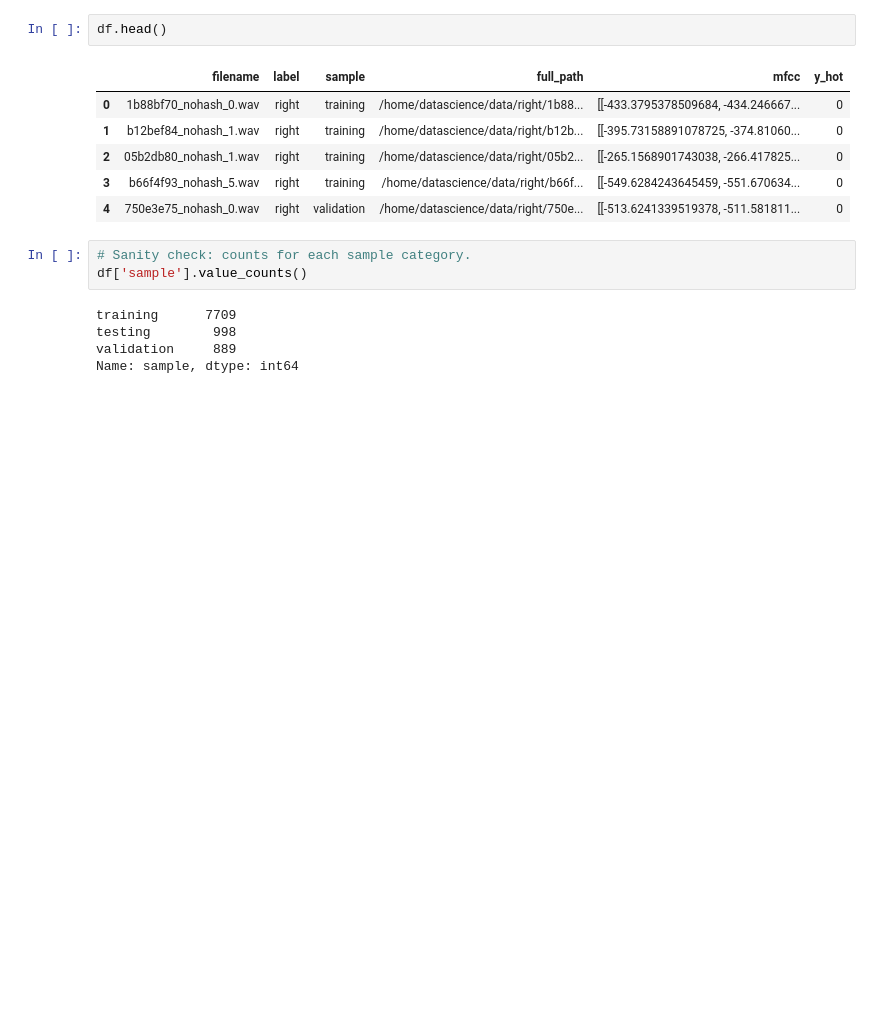
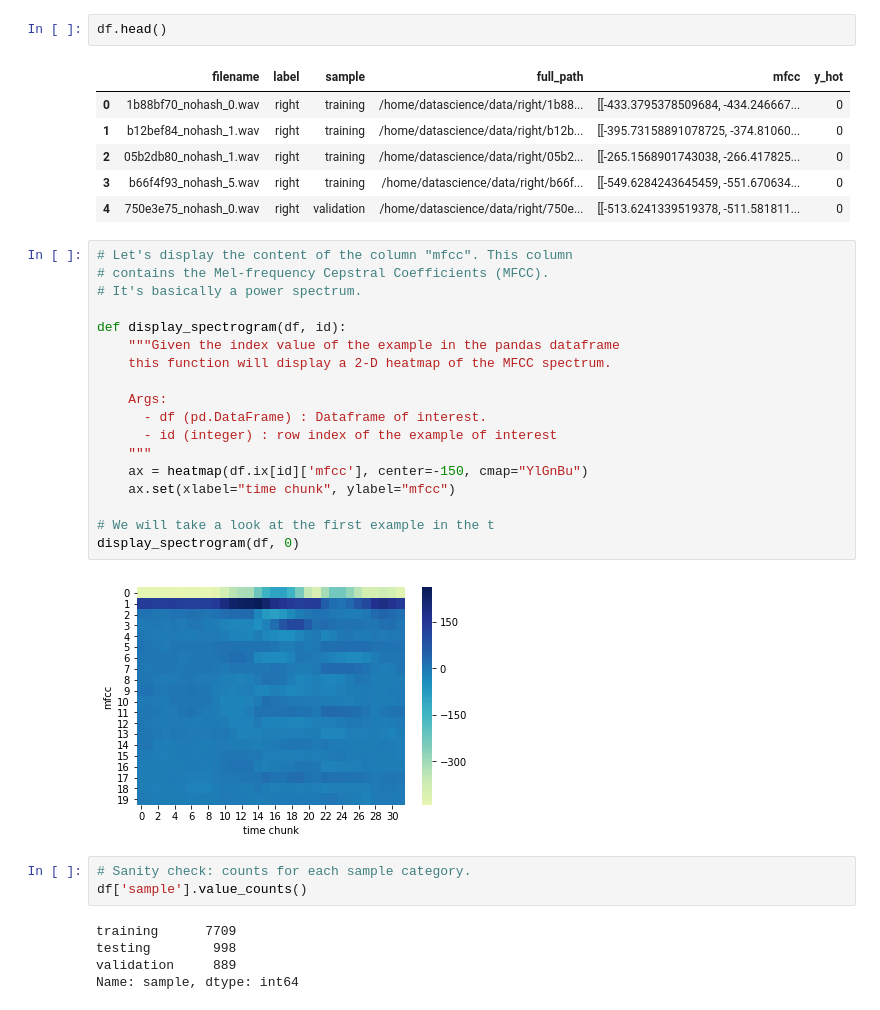
Before and after one commit to jrgauthier01/speech-commands-oow2018, a Jupyter notebook: notebooks/2-cnn-model-with-keras.ipynb, the cells around one changed output. Cells and saved outputs as stored; diff of their text form; blank space fills up the shorter version.

```diff
--- a/notebooks/2-cnn-model-with-keras.ipynb
+++ b/notebooks/2-cnn-model-with-keras.ipynb
@@ -204,6 +127,26 @@ df.head()
 | 2 | 05b2db80_nohash_1.wav | right | training | /home/datascience/data/right/05b2... | [[-265.1568901743038, -266.417825... | 0 |
 | 3 | b66f4f93_nohash_5.wav | right | training | /home/datascience/data/right/b66f... | [[-549.6284243645459, -551.670634... | 0 |
 | 4 | 750e3e75_nohash_0.wav | right | validation | /home/datascience/data/right/750e... | [[-513.6241339519378, -511.581811... | 0 |
+# %%
+# Let's display the content of the column "mfcc". This column
+# contains the Mel-frequency Cepstral Coefficients (MFCC).
+# It's basically a power spectrum.
+
+def display_spectrogram(df, id):
+    """Given the index value of the example in the pandas dataframe
+    this function will display a 2-D heatmap of the MFCC spectrum.
+
+    Args:
+      - df (pd.DataFrame) : Dataframe of interest.
+      - id (integer) : row index of the example of interest
+    """
+    ax = heatmap(df.ix[id]['mfcc'], center=-150, cmap="YlGnBu")
+    ax.set(xlabel="time chunk", ylabel="mfcc")
+
+# We will take a look at the first example in the t
+display_spectrogram(df, 0)
+# %% [output]
+[figure, added]
 # %%
 # Sanity check: counts for each sample category.
 df['sample'].value_counts()
```
Also changed, not shown: parts of 13 cells of this notebook, 2 other files.
